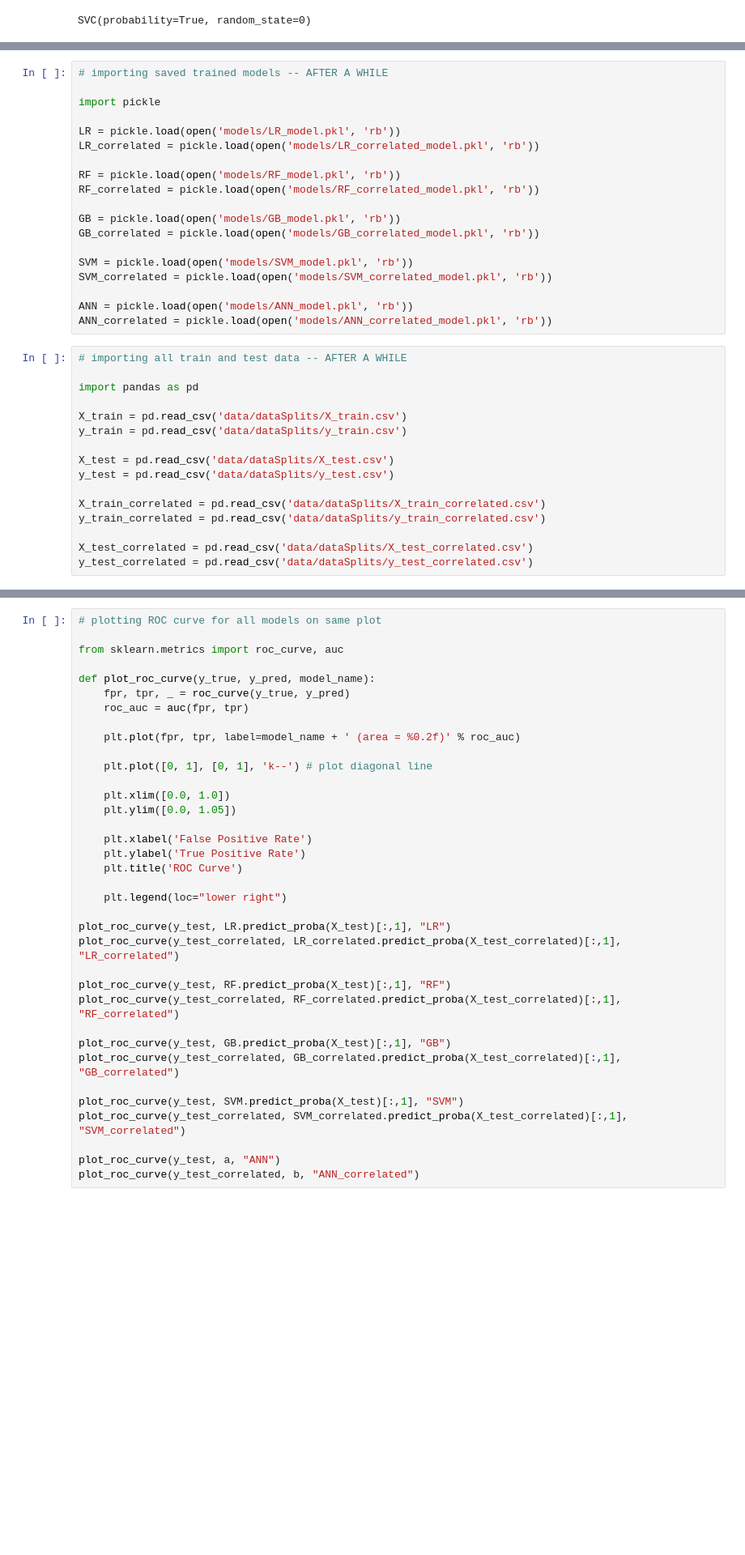
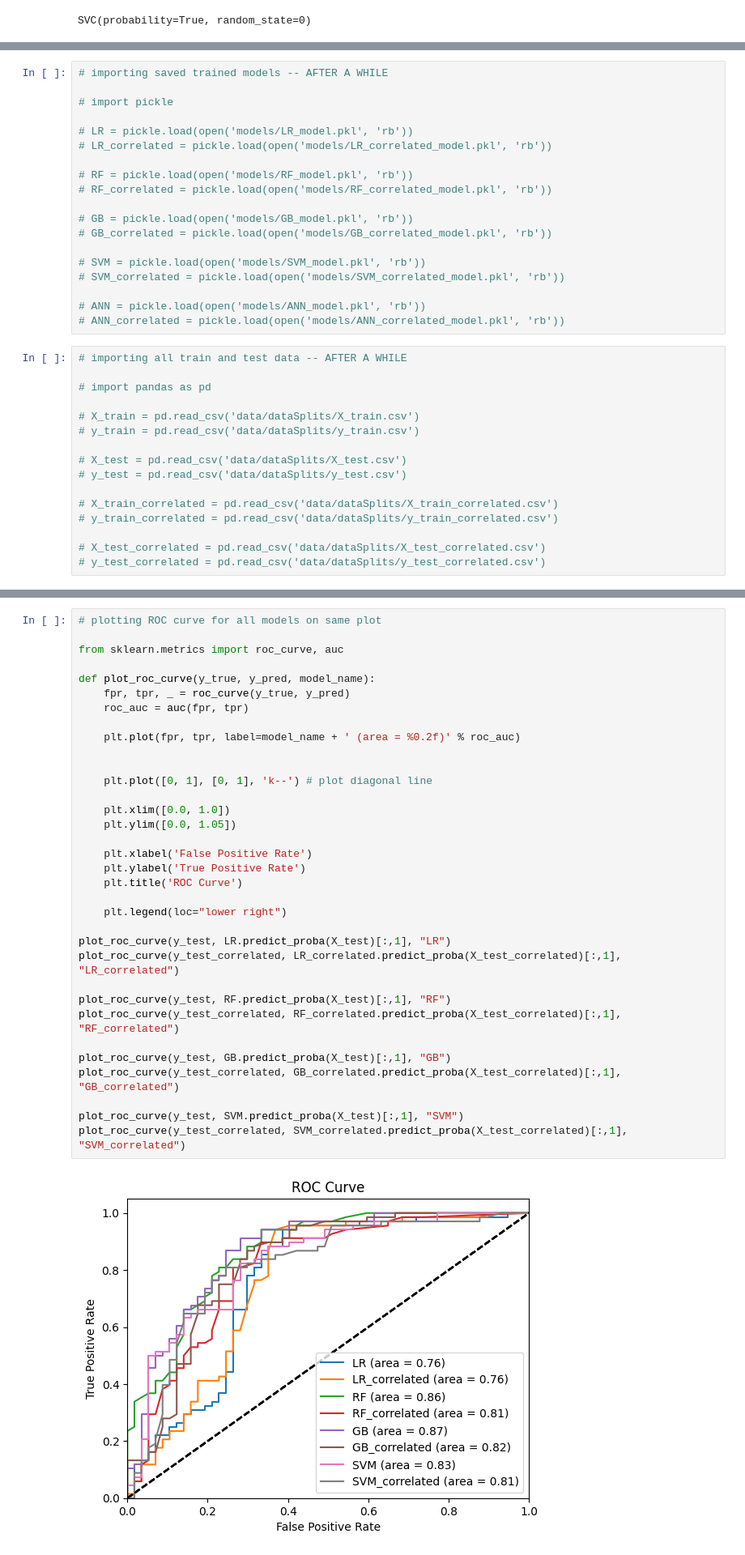
Before and after one commit to j33l/loan_eligibility_prediction, a Jupyter notebook: 2_model_training_and_evaluation.ipynb, the cells around one changed output, grey strips where cells are left out. Shown at 81% size. Cells and saved outputs as stored; diff of their text form; blank space fills up the shorter version.

```diff
--- a/2_model_training_and_evaluation.ipynb
+++ b/2_model_training_and_evaluation.ipynb
@@ -285,35 +284,35 @@ y_test_correlated.to_csv('data/dataSplits/y_test_correlated.csv', index=False)
 # %%
 # importing saved trained models -- AFTER A WHILE
 
-import pickle
+# import pickle
 
-LR = pickle.load(open('models/LR_model.pkl', 'rb'))
-LR_correlated = pickle.load(open('models/LR_correlated_model.pkl', 'rb'))
+# LR = pickle.load(open('models/LR_model.pkl', 'rb'))
+# LR_correlated = pickle.load(open('models/LR_correlated_model.pkl', 'rb'))
 
-RF = pickle.load(open('models/RF_model.pkl', 'rb'))
-RF_correlated = pickle.load(open('models/RF_correlated_model.pkl', 'rb'))
+# RF = pickle.load(open('models/RF_model.pkl', 'rb'))
+# RF_correlated = pickle.load(open('models/RF_correlated_model.pkl', 'rb'))
 
-GB = pickle.load(open('models/GB_model.pkl', 'rb'))
-GB_correlated = pickle.load(open('models/GB_correlated_model.pkl', 'rb'))
+# GB = pickle.load(open('models/GB_model.pkl', 'rb'))
+# GB_correlated = pickle.load(open('models/GB_correlated_model.pkl', 'rb'))
 
-SVM = pickle.load(open('models/SVM_model.pkl', 'rb'))
-SVM_correlated = pickle.load(open('models/SVM_correlated_model.pkl', 'rb'))
+# SVM = pickle.load(open('models/SVM_model.pkl', 'rb'))
+# SVM_correlated = pickle.load(open('models/SVM_correlated_model.pkl', 'rb'))
 
-ANN = pickle.load(open('models/ANN_model.pkl', 'rb'))
-ANN_correlated = pickle.load(open('models/ANN_correlated_model.pkl', 'rb'))
+# ANN = pickle.load(open('models/ANN_model.pkl', 'rb'))
+# ANN_correlated = pickle.load(open('models/ANN_correlated_model.pkl', 'rb'))
 # %%
 # importing all train and test data -- AFTER A WHILE
 
-import pandas as pd
+# import pandas as pd
 
-X_train = pd.read_csv('data/dataSplits/X_train.csv')
-y_train = pd.read_csv('data/dataSplits/y_train.csv')
+# X_train = pd.read_csv('data/dataSplits/X_train.csv')
+# y_train = pd.read_csv('data/dataSplits/y_train.csv')
 
-X_test = pd.read_csv('data/dataSplits/X_test.csv')
-y_test = pd.read_csv('data/dataSplits/y_test.csv')
+# X_test = pd.read_csv('data/dataSplits/X_test.csv')
+# y_test = pd.read_csv('data/dataSplits/y_test.csv')
 
-X_train_correlated = pd.read_csv('data/dataSplits/X_train_correlated.csv')
-y_train_correlated = pd.read_csv('data/dataSplits/y_train_correlated.csv')
+# X_train_correlated = pd.read_csv('data/dataSplits/X_train_correlated.csv')
+# y_train_correlated = pd.read_csv('data/dataSplits/y_train_correlated.csv')
 
-X_test_correlated = pd.read_csv('data/dataSplits/X_test_correlated.csv')
-y_test_correlated = pd.read_csv('data/dataSplits/y_test_correlated.csv')
+# X_test_correlated = pd.read_csv('data/dataSplits/X_test_correlated.csv')
+# y_test_correlated = pd.read_csv('data/dataSplits/y_test_correlated.csv')
@@ -383,33 +322,33 @@ plot_confusion_matrix(y_test_correlated, b, classes, "ANN_correlated")
 from sklearn.metrics import roc_curve, auc
 
 def plot_roc_curve(y_true, y_pred, model_name):
     fpr, tpr, _ = roc_curve(y_true, y_pred)
     roc_auc = auc(fpr, tpr)
 
     plt.plot(fpr, tpr, label=model_name + ' (area = %0.2f)' % roc_auc)
+
 
     plt.plot([0, 1], [0, 1], 'k--') # plot diagonal line
 
     plt.xlim([0.0, 1.0])
     plt.ylim([0.0, 1.05])
 
     plt.xlabel('False Positive Rate')
     plt.ylabel('True Positive Rate')
     plt.title('ROC Curve')
 
     plt.legend(loc="lower right")
 
 plot_roc_curve(y_test, LR.predict_proba(X_test)[:,1], "LR")
 plot_roc_curve(y_test_correlated, LR_correlated.predict_proba(X_test_correlated)[:,1], "LR_correlated")
 
 plot_roc_curve(y_test, RF.predict_proba(X_test)[:,1], "RF")
 plot_roc_curve(y_test_correlated, RF_correlated.predict_proba(X_test_correlated)[:,1], "RF_correlated")
 
 plot_roc_curve(y_test, GB.predict_proba(X_test)[:,1], "GB")
 plot_roc_curve(y_test_correlated, GB_correlated.predict_proba(X_test_correlated)[:,1], "GB_correlated")
 
 plot_roc_curve(y_test, SVM.predict_proba(X_test)[:,1], "SVM")
 plot_roc_curve(y_test_correlated, SVM_correlated.predict_proba(X_test_correlated)[:,1], "SVM_correlated")
-
-plot_roc_curve(y_test, a, "ANN")
-plot_roc_curve(y_test_correlated, b, "ANN_correlated")
+# %% [output]
+[figure, added]
```
Also changed, not shown: parts of 23 cells of this notebook, 14 other files.
